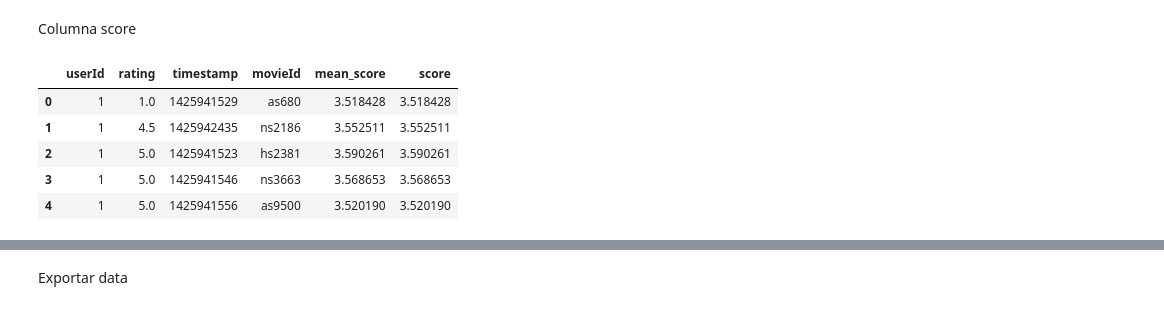
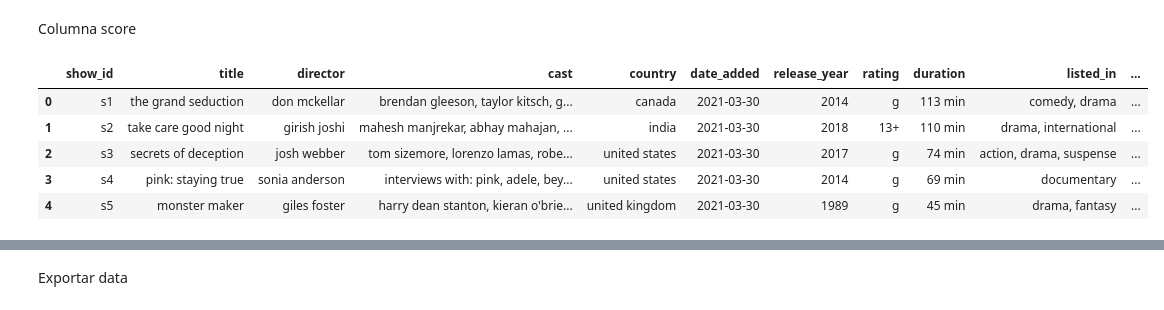
Before and after one commit to ElmerDaza/Api_Data_Movies, a Jupyter notebook: ETL.ipynb, the cells around one changed output, grey strips where cells are left out. Drawn from its saved outputs; the diff is of its cells as text; code cells hidden in the pictures.

```diff
--- a/ETL.ipynb
+++ b/ETL.ipynb
@@ -530,15 +531,22 @@ score = pd.concat(
 # %%
 # Agrupar por 'movieId' y calcular la media de 'score'
 score_mean = score.groupby('movieId')['rating'].mean()
-
 # Asignar la media correspondiente a cada fila en 'score'
 full_data['score'] = score.groupby('movieId')['rating'].transform(lambda x: score_mean.loc[x.name])
+#eliminar valores duplicados
+full_data = full_data.drop_duplicates()
-# %%
-score.head(5)
-# %% [output]
-|  | userId | rating | timestamp | movieId | mean_score | score |
-| 0 | 1 | 1.0 | 1425941529 | as680 | 3.518428 | 3.518428 |
-| 1 | 1 | 4.5 | 1425942435 | ns2186 | 3.552511 | 3.552511 |
-| 2 | 1 | 5.0 | 1425941523 | hs2381 | 3.590261 | 3.590261 |
-| 3 | 1 | 5.0 | 1425941546 | ns3663 | 3.568653 | 3.568653 |
-| 4 | 1 | 5.0 | 1425941556 | as9500 | 3.520190 | 3.520190 |
+# %%
+#cambiamos las categoricas a numericas
+full_data=pd.concat(
+    [full_data,pd.get_dummies(full_data['type'])],axis=1)
+# %%
+#eliminar la columna type
+full_data = full_data.drop(columns=['type'])
+full_data.head(5)
+# %% [output]
+|  | show_id | title | director | cast | country | date_added | release_year | rating | duration | listed_in | ... |
+| 0 | s1 | the grand seduction | don mckellar | brendan gleeson, taylor kitsch, g... | canada | 2021-03-30 | 2014 | g | 113 min | comedy, drama | ... |
+| 1 | s2 | take care good night | girish joshi | mahesh manjrekar, abhay mahajan, ... | india | 2021-03-30 | 2018 | 13+ | 110 min | drama, international | ... |
+| 2 | s3 | secrets of deception | josh webber | tom sizemore, lorenzo lamas, robe... | united states | 2021-03-30 | 2017 | g | 74 min | action, drama, suspense | ... |
+| 3 | s4 | pink: staying true | sonia anderson | interviews with: pink, adele, bey... | united states | 2021-03-30 | 2014 | g | 69 min | documentary | ... |
+| 4 | s5 | monster maker | giles foster | harry dean stanton, kieran o'brie... | united kingdom | 2021-03-30 | 1989 | g | 45 min | drama, fantasy | ... |
```
Also changed, not shown: parts of 8 cells of this notebook, 6 other files.
